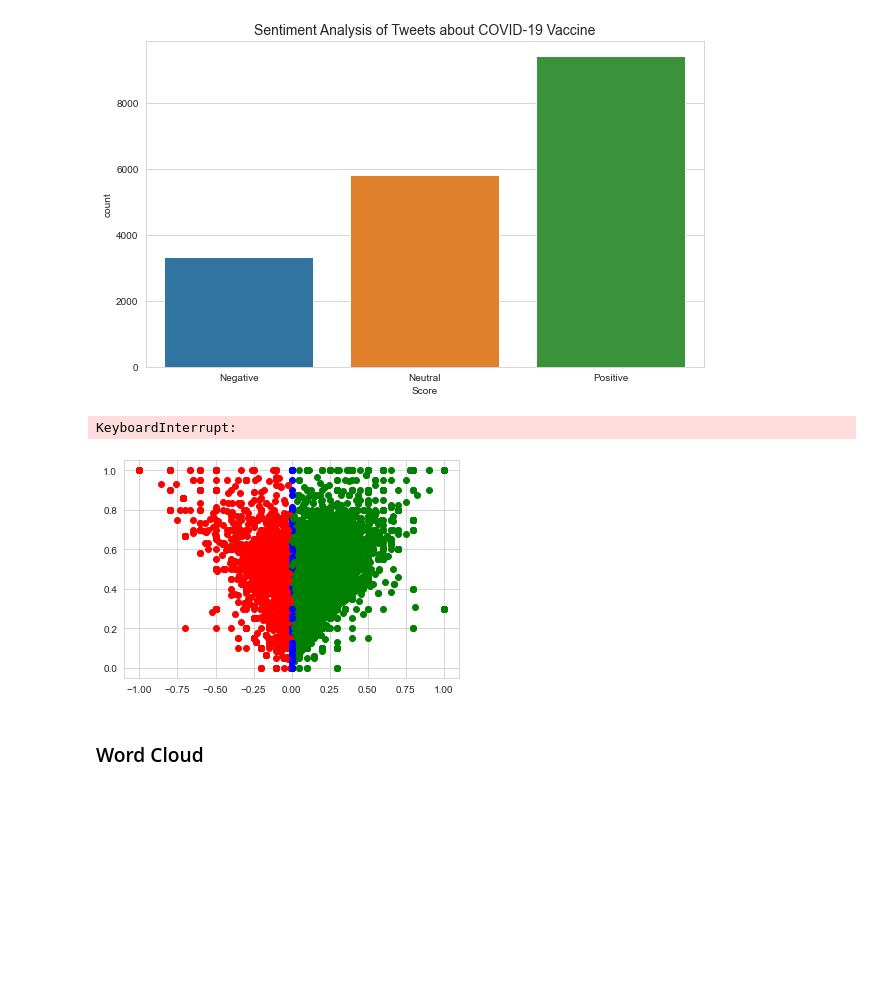
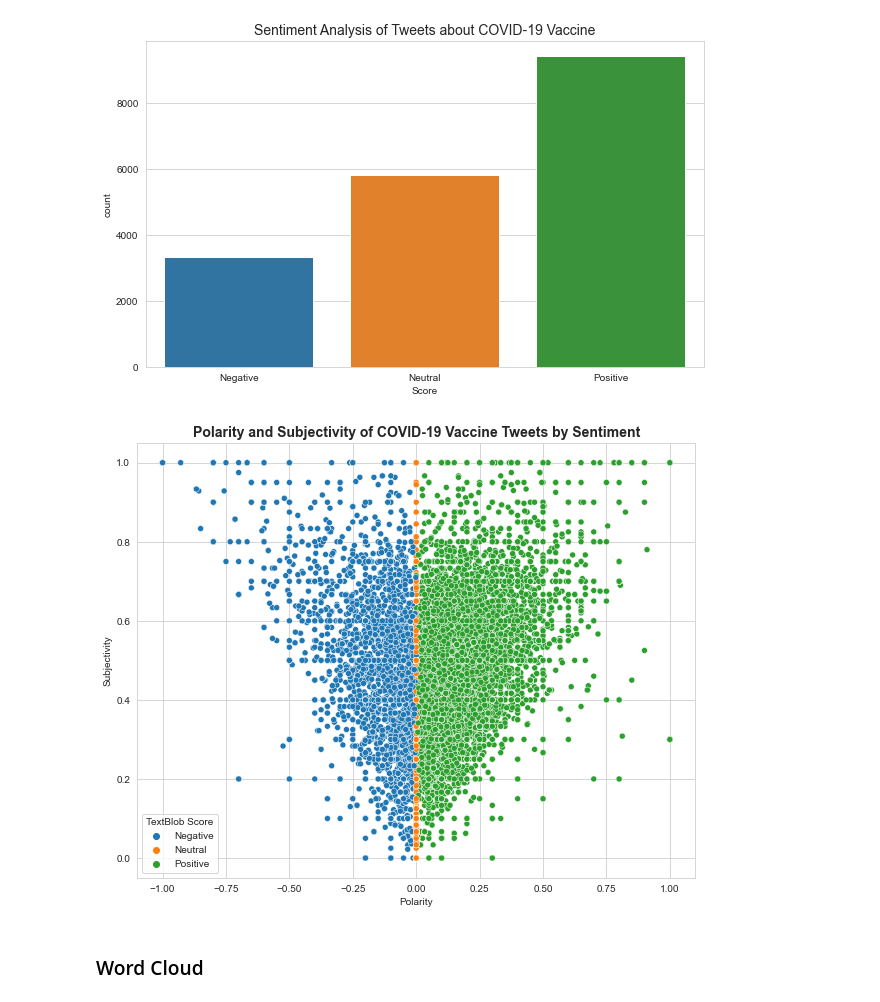
Before and after one commit to cassnutt/worldwide_covid19_vaccines, a Jupyter notebook: Twitter Sentiment Analysis.ipynb, the cells around one changed output. Drawn from its saved outputs; the diff is of its cells as text; code cells hidden in the pictures; blank space fills up the shorter version.

```diff
--- a/Twitter Sentiment Analysis.ipynb
+++ b/Twitter Sentiment Analysis.ipynb
@@ -515,23 +537,15 @@ plt.xlabel('Score')
 plt.show()
 # %% [output]
 [figure]
-# %%
-for index, row in sentiment_df.iterrows():
-    if row['TextBlob Score'] == 'Positive':
-        plt.scatter(row['Polarity'], row['Subjectivity'], color="green")
-    elif row['TextBlob Score'] == 'Negative':
-        plt.scatter(row['Polarity'], row['Subjectivity'], color="red")
-    elif row['TextBlob Score'] == 'Neutral':
-        plt.scatter(row['Polarity'], row['Subjectivity'], color="blue")
-
-plt.title('Twitter Sentiment Analysis')
-plt.xlabel('Polarity')
-plt.ylabel('Subjectivity')
-# add legend
-plt.show()
-# %% [output]
-KeyboardInterrupt:
-[figure, removed]
+# %%
+# plot polarity and subjectivity and sentiment of the Tweet
+plt.figure(figsize= (10,8))
+sns.scatterplot(x= 'Polarity', y= 'Subjectivity', data= sentiment_df, hue= 'TextBlob Score')
+plt.title('Polarity and Subjectivity of COVID-19 Vaccine Tweets by Sentiment',
+          fontsize = 14, fontweight= 'bold')
+plt.show()
+# %% [output]
+[figure, added]
 # %% [markdown]
 ### Word Cloud
 # %%
```
Also changed, not shown: parts of 4 cells of this notebook, 1 other file.
